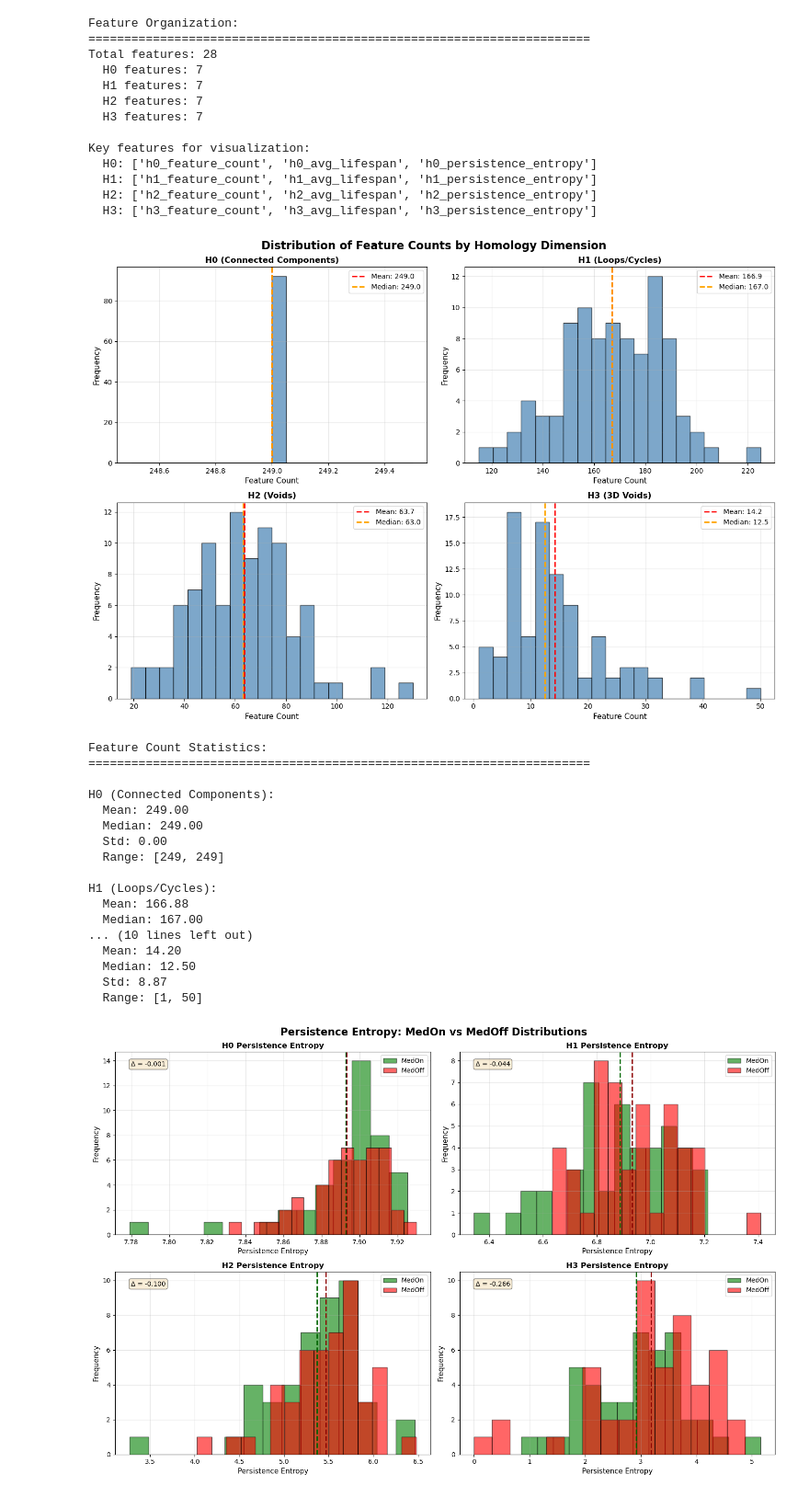
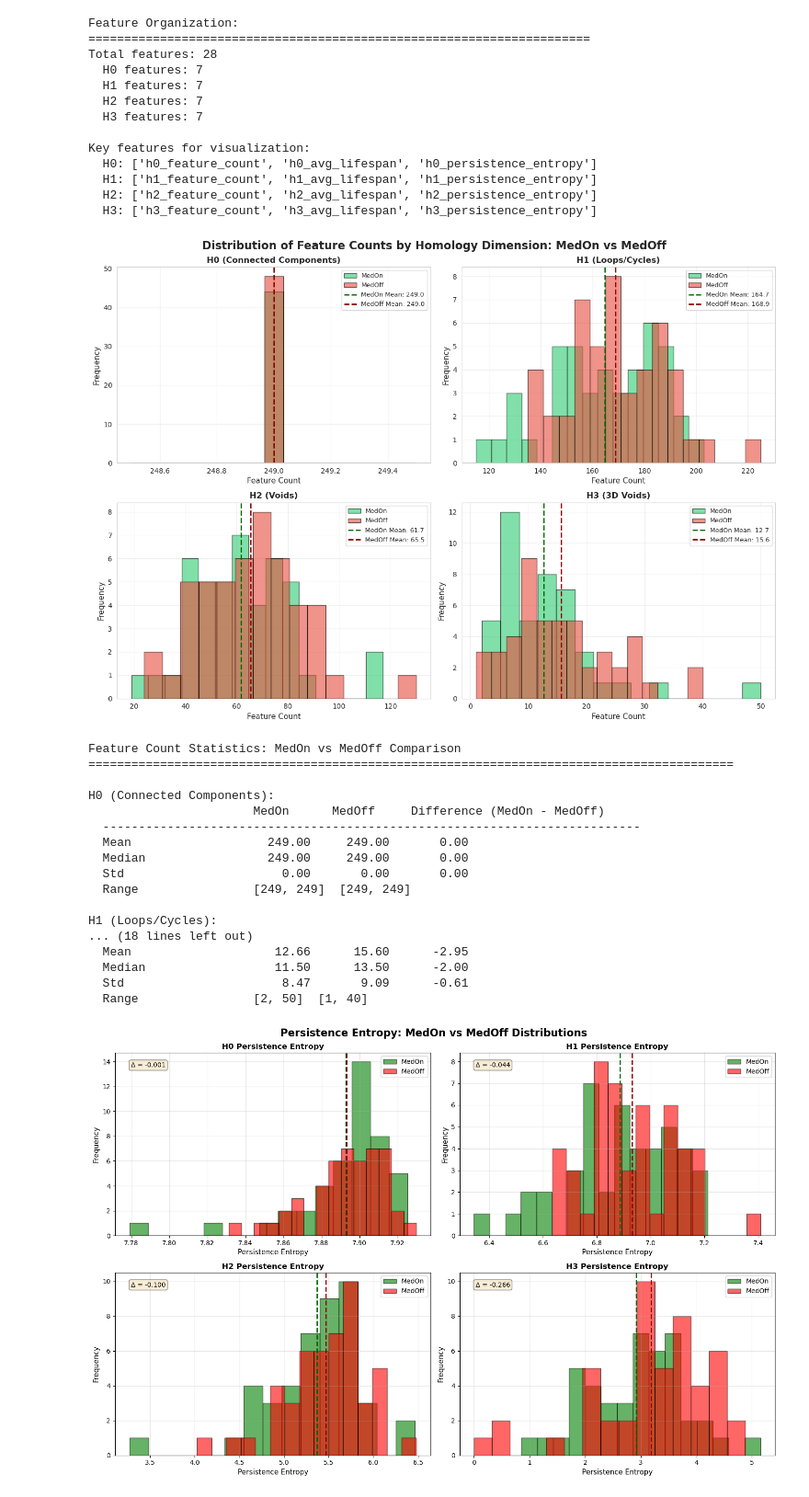
Before and after one commit to ilgazca/Parkinson-EEG-with-TDA, a Jupyter notebook: 01_Exploratory_Analysis.ipynb, the cells around one changed output. Shown at 92% size. Cells and saved outputs as stored; diff of their text form; code cells hidden in the pictures.

```diff
--- a/01_Exploratory_Analysis.ipynb
+++ b/01_Exploratory_Analysis.ipynb
@@ -264,58 +232,83 @@ Key features for visualization:
   H3: ['h3_feature_count', 'h3_avg_lifespan', 'h3_persistence_entropy']
 # %%
 # Histogram analysis for feature counts across all homology dimensions
+# Comparing medOn vs medOff distributions
+
 fig, axes = plt.subplots(2, 2, figsize=(14, 10))
-fig.suptitle('Distribution of Feature Counts by Homology Dimension', fontsize=16, fontweight='bold')
+fig.suptitle('Distribution of Feature Counts by Homology Dimension: MedOn vs MedOff',
+             fontsize=16, fontweight='bold')
 
 count_features = ['h0_feature_count', 'h1_feature_count', 'h2_feature_count', 'h3_feature_count']
 dims = ['H0 (Connected Components)', 'H1 (Loops/Cycles)', 'H2 (Voids)', 'H3 (3D Voids)']
+
+# Separate data by medication state
+df_medOn = df_all[df_all['med_state'] == 'medOn']
+df_medOff = df_all[df_all['med_state'] == 'medOff']
 
 for idx, (feature, dim_name) in enumerate(zip(count_features, dims)):
     row, col = idx // 2, idx % 2
     ax = axes[row, col]
 
-    # Plot histogram
-    ax.hist(df_all[feature], bins=20, alpha=0.7, color='steelblue', edgecolor='black')
-    ax.axvline(df_all[feature].mean(), color='red', linestyle='--', linewidth=2, label=f'Mean: {df_all[feature].mean():.1f}')
-    ax.axvline(df_all[feature].median(), color='orange', linestyle='--', linewidth=2, label=f'Median: {df_all[feature].median():.1f}')
+    # Plot overlapping histograms
+    ax.hist(df_medOn[feature], bins=15, alpha=0.6, color='#2ecc71', edgecolor='black',
+            label='MedOn', density=False)
+    ax.hist(df_medOff[feature], bins=15, alpha=0.6, color='#e74c3c', edgecolor='black',
+            label='MedOff', density=False)
+
+    # Add mean lines
+    ax.axvline(df_medOn[feature].mean(), color='darkgreen', linestyle='--', linewidth=2,
+               label=f'MedOn Mean: {df_medOn[feature].mean():.1f}')
+    ax.axvline(df_medOff[feature].mean(), color='darkred', linestyle='--', linewidth=2,
+               label=f'MedOff Mean: {df_medOff[feature].mean():.1f}')
 
     ax.set_xlabel('Feature Count', fontsize=11)
     ax.set_ylabel('Frequency', fontsize=11)
     ax.set_title(f'{dim_name}', fontsize=12, fontweight='bold')
-    ax.legend()
+    ax.legend(fontsize=9)
     ax.grid(True, alpha=0.3)
 
 plt.tight_layout()
 plt.show()
 
-# Print statistics
-print("\nFeature Count Statistics:")
-print("="*70)
+# Print statistics comparing medOn vs medOff
+print("\nFeature Count Statistics: MedOn vs MedOff Comparison")
+print("="*90)
 for feature, dim_name in zip(count_features, dims):
     print(f"\n{dim_name}:")
-    print(f"  Mean: {df_all[feature].mean():.2f}")
-    print(f"  Median: {df_all[feature].median():.2f}")
-    print(f"  Std: {df_all[feature].std():.2f}")
-    print(f"  Range: [{df_all[feature].min():.0f}, {df_all[feature].max():.0f}]")
+    print(f"  {'':20} MedOn      MedOff     Difference (MedOn - MedOff)")
+    print(f"  {'-'*75}")
+
+    mean_on = df_medOn[feature].mean()
+    mean_off = df_medOff[feature].mean()
+    median_on = df_medOn[feature].median()
+    median_off = df_medOff[feature].median()
+    std_on = df_medOn[feature].std()
+    std_off = df_medOff[feature].std()
+
+    print(f"  {'Mean':20} {mean_on:8.2f}   {mean_off:8.2f}   {mean_on - mean_off:8.2f}")
+    print(f"  {'Median':20} {median_on:8.2f}   {median_off:8.2f}   {median_on - median_off:8.2f}")
+    print(f"  {'Std':20} {std_on:8.2f}   {std_off:8.2f}   {std_on - std_off:8.2f}")
+    print(f"  {'Range':20} [{df_medOn[feature].min():.0f}, {df_medOn[feature].max():.0f}]  " +
+          f"[{df_medOff[feature].min():.0f}, {df_medOff[feature].max():.0f}]")
 # %% [output]
-[figure, old version]
+[figure, new version]
-Feature Count Statistics:
-======================================================================
+Feature Count Statistics: MedOn vs MedOff Comparison
+==========================================================================================
 
 H0 (Connected Components):
-  Mean: 249.00
-  Median: 249.00
-  Std: 0.00
-  Range: [249, 249]
+                       MedOn      MedOff     Difference (MedOn - MedOff)
+  ---------------------------------------------------------------------------
+  Mean                   249.00     249.00       0.00
+  Median                 249.00     249.00       0.00
+  Std                      0.00       0.00       0.00
+  Range                [249, 249]  [249, 249]
 
 H1 (Loops/Cycles):
-  Mean: 166.88
-  Median: 167.00
-... (10 lines left out)
-  Mean: 14.20
-  Median: 12.50
-  Std: 8.87
-  Range: [1, 50]
+... (18 lines left out)
+  Mean                    12.66      15.60      -2.95
+  Median                  11.50      13.50      -2.00
+  Std                      8.47       9.09      -0.61
+  Range                [2, 50]  [1, 40]
 # %%
 # Compare persistence entropy distributions between medOn and medOff
 fig, axes = plt.subplots(2, 2, figsize=(15, 10))
```
Also changed, not shown: parts of 18 cells of this notebook, 16 other files.
